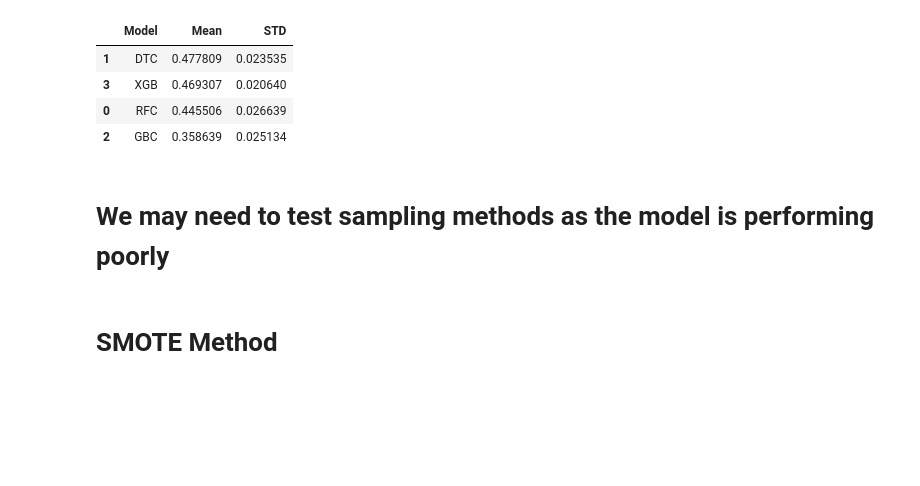
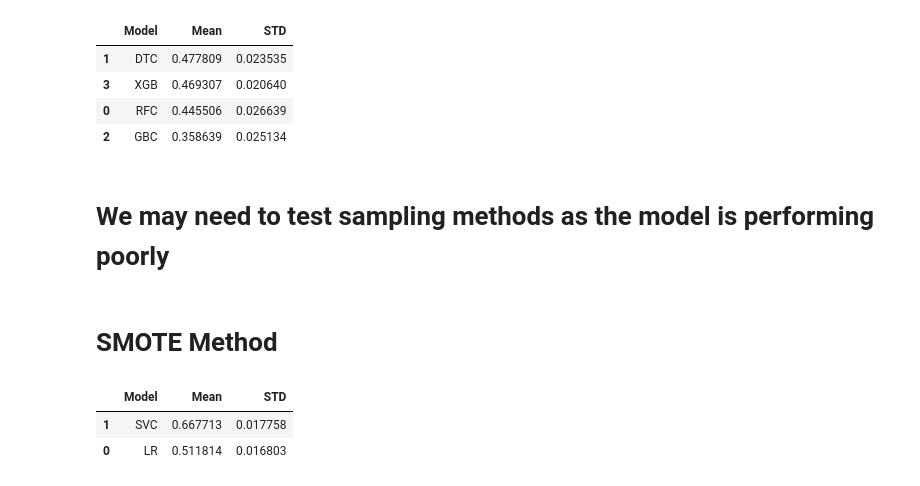
Before and after one commit to MaukanMir/Water-Quality-Classification, a Jupyter notebook: training.ipynb, the cells around one changed output. Drawn from its saved outputs; the diff is of its cells as text; code cells hidden in the pictures; blank space fills up the shorter version.

```diff
--- a/training.ipynb
+++ b/training.ipynb
@@ -295,0 +298,8 @@ testing_selected_models(names, models, X, y)
+# %%
+names = ['LR', 'SVC']
+models = get_selected_models(names)
+testing_selected_models(names, models, X_smote, y_smote)
+# %% [output]
+|  | Model | Mean | STD |
+| 1 | SVC | 0.667713 | 0.017758 |
+| 0 | LR | 0.511814 | 0.016803 |
```
Also changed, not shown: parts of 2 cells of this notebook.
